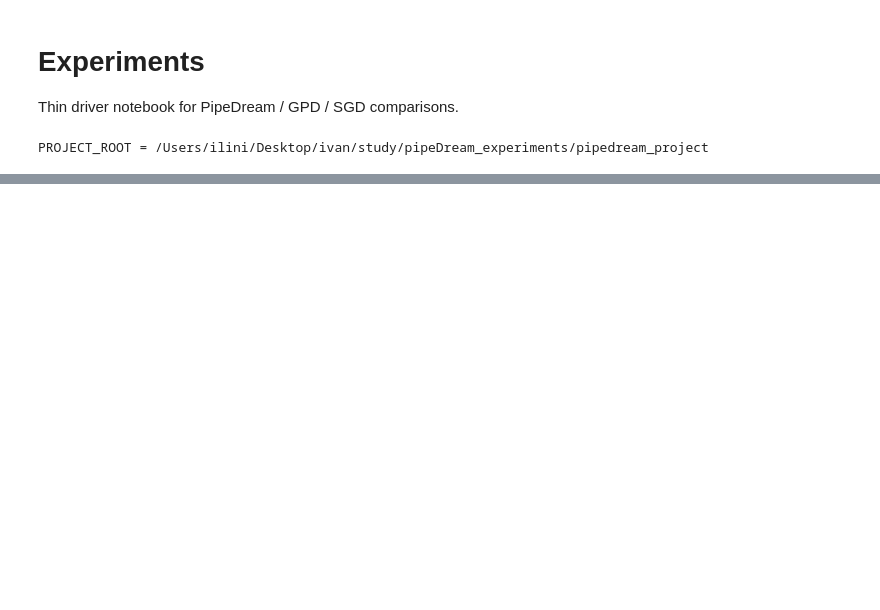
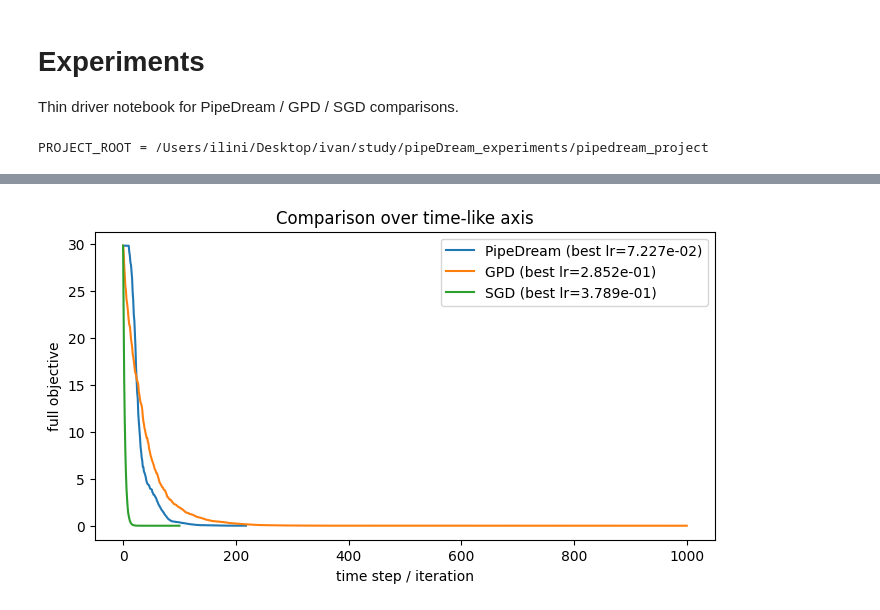
Before and after one commit to vectozavr/randomized-pipedream, a Jupyter notebook: notebooks/experiments.ipynb, the cells around one changed output, grey strips where cells are left out. Drawn from its saved outputs; the diff is of its cells as text; code cells hidden in the pictures; blank space fills up the shorter version.

```diff
--- a/notebooks/experiments.ipynb
+++ b/notebooks/experiments.ipynb
@@ -194,6 +194,25 @@ def aggregate_block_curves(traces, K_budget: int):
     }
 
 
+def aggregate_time_curves(traces):
+    curves = []
+    for tr in traces:
+        curve = tr.objective_trace
+        if curve is None or len(curve) == 0:
+            raise ValueError(f"{tr.method_name} has no objective_trace.")
+        curves.append(curve)
+
+    T = min(len(c) for c in curves)
+    curves = np.stack([c[:T] for c in curves], axis=0)
+
+    return {
+        "mean": curves.mean(axis=0),
+        "std": curves.std(axis=0),
+        "final_mean": float(curves[:, -1].mean()),
+        "final_std": float(curves[:, -1].std()),
+        "all": curves,
+    }
+
 def sweep_learning_rates(
     objective,
     method_name: str,
@@ -538,0 +615,15 @@ plt.show()
+# %%
+T_time = min(len(pd_time["mean"]), len(gpd_time["mean"]), len(sgd_time["mean"]))
+x = np.arange(T_time)
+
+plt.figure(figsize=(8, 4))
+plt.plot(np.arange(len(pd_time["mean"])), pd_time["mean"], label=f"PipeDream (best lr={pd_sweep['best_lr']:.3e})")
+plt.plot(np.arange(len(gpd_time["mean"])), gpd_time["mean"], label=f"GPD (best lr={gpd_sweep['best_lr']:.3e})")
+plt.plot(np.arange(len(sgd_time["mean"])), sgd_time["mean"], label=f"SGD (best lr={sgd_sweep['best_lr']:.3e})")
+plt.xlabel("time step / iteration")
+plt.ylabel("full objective")
+plt.title("Comparison over time-like axis")
+plt.legend()
+plt.show()
+# %% [output]
+[figure, added]
```
Also changed, not shown: parts of 14 cells of this notebook, 7 other files.
